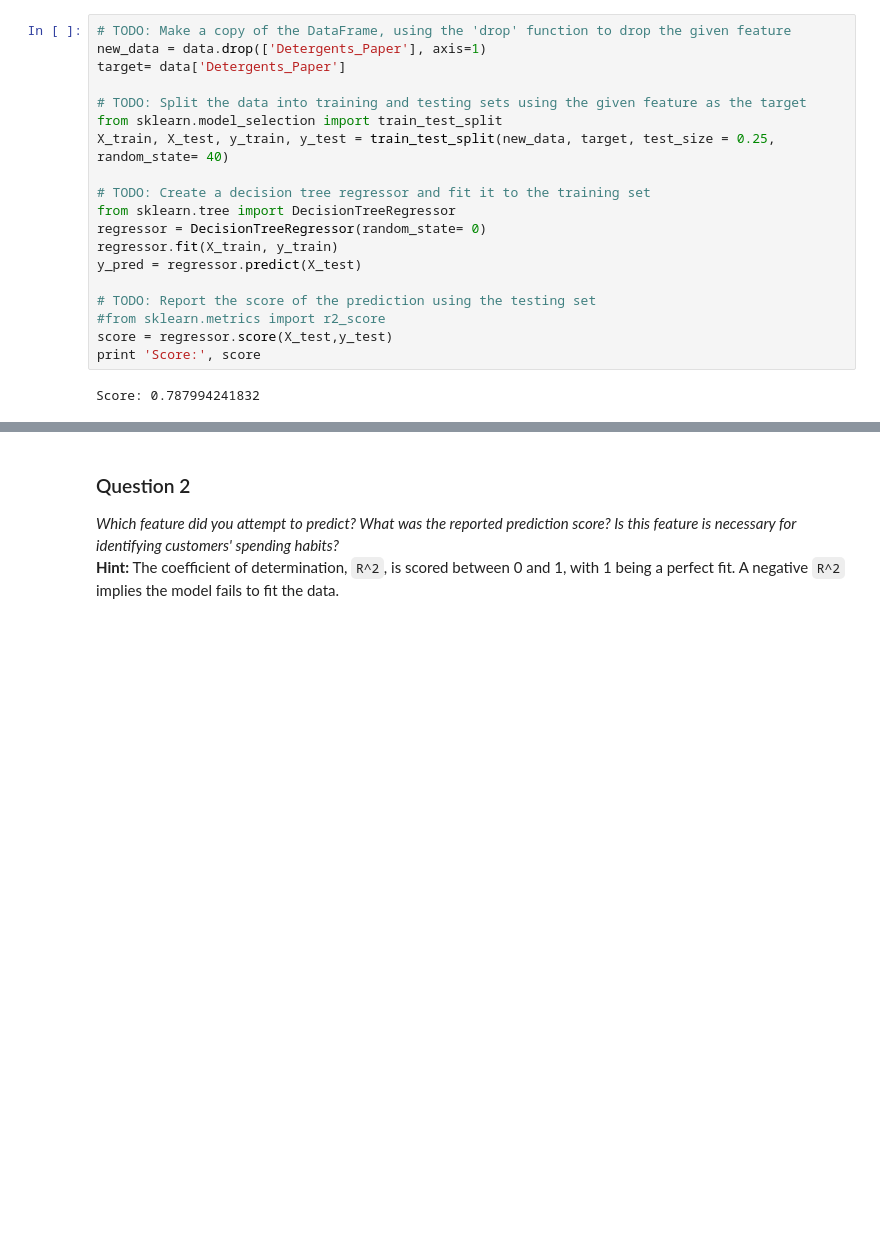
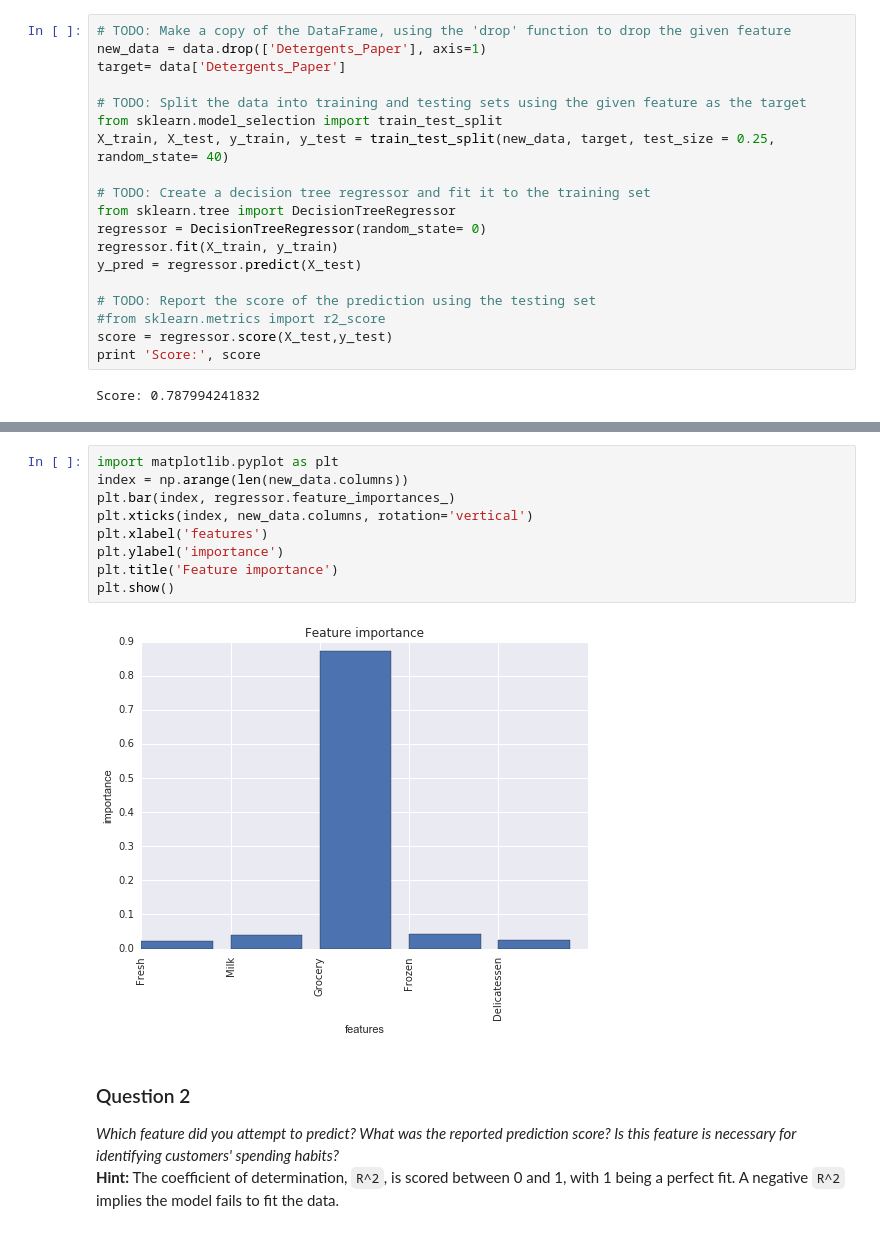
Before and after one commit to meenajoshigit/machine-learning, a Jupyter notebook: projects/customer_segments/customer_segments.ipynb, the cells around one changed output, grey strips where cells are left out. Drawn from its saved outputs; the diff is of its cells as text; blank space fills up the shorter version.

```diff
--- a/projects/customer_segments/customer_segments.ipynb
+++ b/projects/customer_segments/customer_segments.ipynb
@@ -148,3 +156,14 @@ Score: 0.787994241832
+# %%
+import matplotlib.pyplot as plt
+index = np.arange(len(new_data.columns))
+plt.bar(index, regressor.feature_importances_)
+plt.xticks(index, new_data.columns, rotation='vertical')
+plt.xlabel('features')
+plt.ylabel('importance')
+plt.title('Feature importance')
+plt.show()
+# %% [output]
+[figure, added]
 # %% [markdown]
 ### Question 2
 *Which feature did you attempt to predict? What was the reported prediction score? Is this feature is necessary for identifying customers' spending habits?*
```
Also changed, not shown: parts of 25 cells of this notebook, 1 other file.
